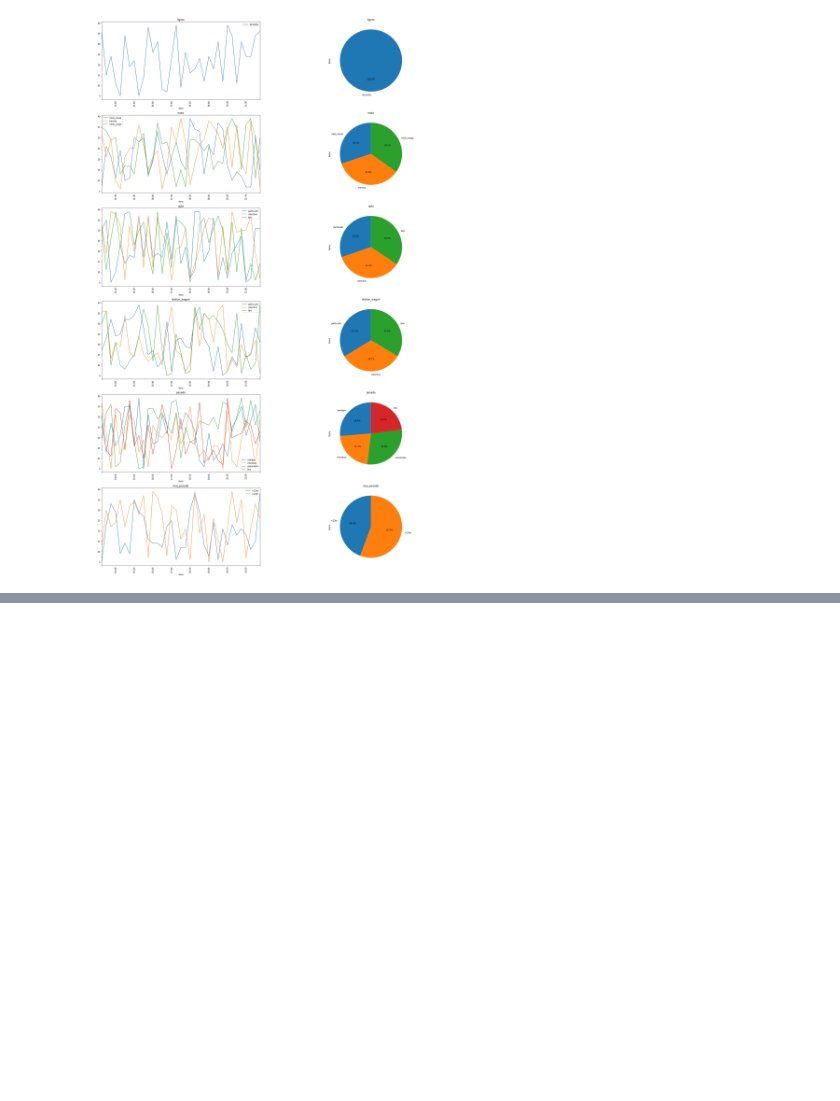
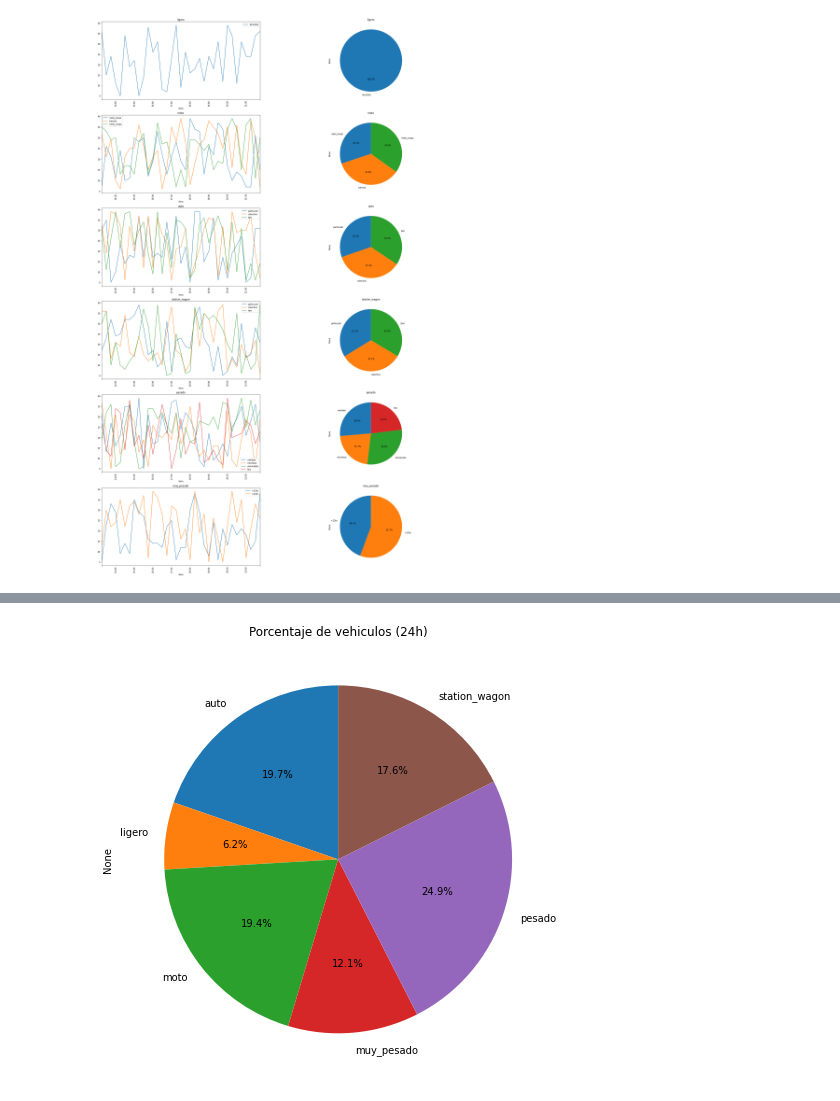
Before and after one commit to GreatestTrain/analisis_carretera, a Jupyter notebook: script.ipynb, the cells around one changed output, grey strips where cells are left out. Drawn from its saved outputs; the diff is of its cells as text; code cells hidden in the pictures; blank space fills up the shorter version.

```diff
--- a/script.ipynb
+++ b/script.ipynb
@@ -75,0 +56,8 @@ plt.show()
+# %%
+fig, ax = plt.subplots(figsize=(8,8))
+fig.patch.set_facecolor('white')
+ax.set_title("Porcentaje de vehiculos (24h)")
+data.groupby(level=0, axis=1).sum().sum().plot.pie(ax=ax, autopct='%1.1f%%', startangle=90)
+plt.show()
+# %% [output]
+[figure, added]
```
Also changed, not shown: parts of 1 cell of this notebook.
